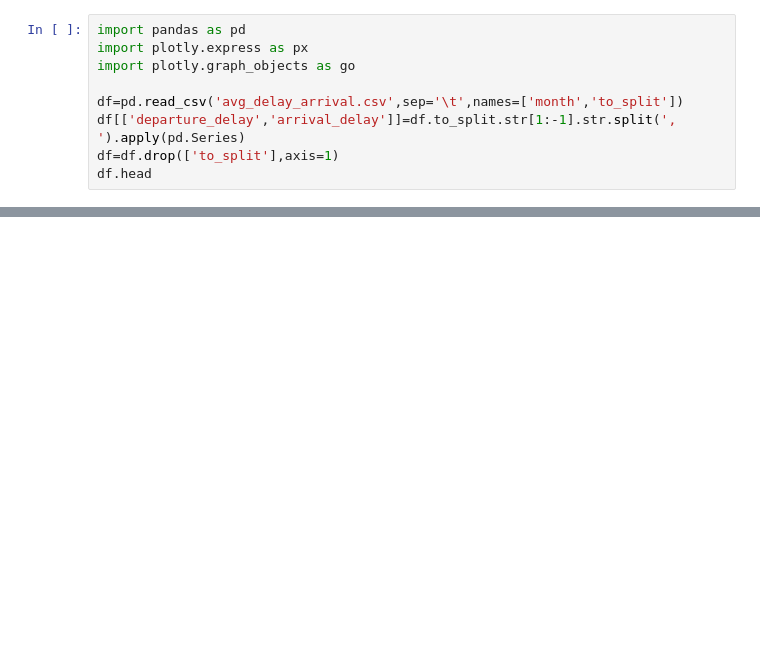
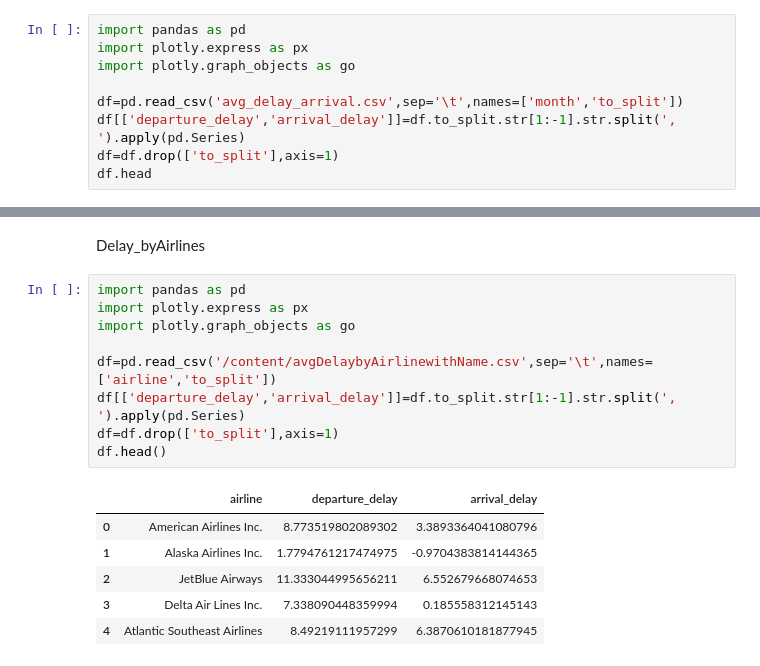
Before and after one commit to tomasz-soltysiak/hadoop_python_course, a Jupyter notebook: Plotly05.ipynb, the cells around one changed output, grey strips where cells are left out. Cells and saved outputs as stored; diff of their text form; blank space fills up the shorter version.

```diff
--- a/Plotly05.ipynb
+++ b/Plotly05.ipynb
@@ -33,3 +33,21 @@ fig=go.Figure(data=[go.Bar(x=df.month,y=df.departure_delay,name='departure delay
 fig.show()
 # %% [output]
 [interactive output not drawn]
+# %% [markdown]
+Delay_byAirlines
+# %%
+import pandas as pd
+import plotly.express as px
+import plotly.graph_objects as go
+
+df=pd.read_csv('/content/avgDelaybyAirlinewithName.csv',sep='\t',names=['airline','to_split'])
+df[['departure_delay','arrival_delay']]=df.to_split.str[1:-1].str.split(', ').apply(pd.Series)
+df=df.drop(['to_split'],axis=1)
+df.head()
+# %% [output]
+|  | airline | departure_delay | arrival_delay |
+| 0 | American Airlines Inc. | 8.773519802089302 | 3.3893364041080796 |
+| 1 | Alaska Airlines Inc. | 1.7794761217474975 | -0.9704383814144365 |
+| 2 | JetBlue Airways | 11.333044995656211 | 6.552679668074653 |
+| 3 | Delta Air Lines Inc. | 7.338090448359994 | 0.185558312145143 |
+| 4 | Atlantic Southeast Airlines | 8.49219111957299 | 6.3870610181877945 |
```
Also changed, not shown: parts of 4 cells of this notebook.
